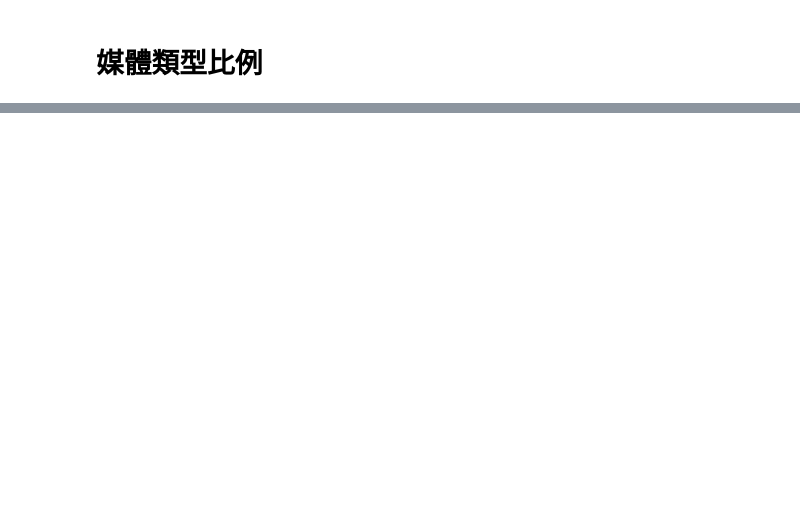
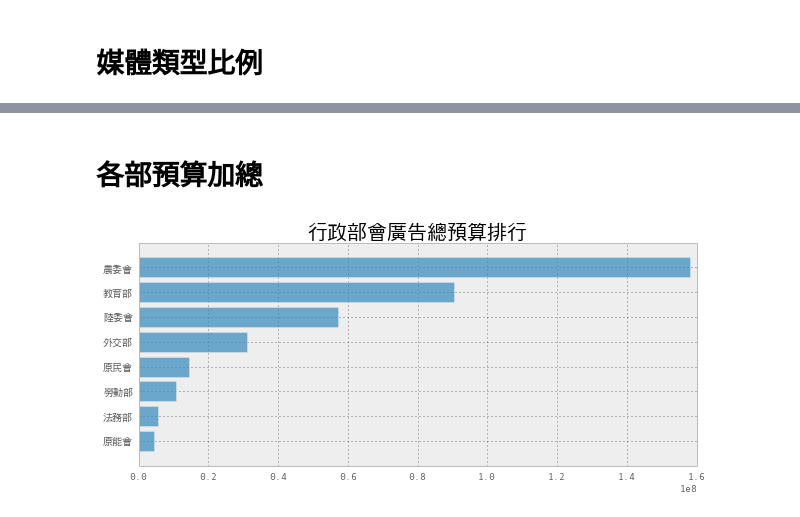
Before and after one commit to ccwang002/2014-NTU-NewsVis, a Jupyter notebook: 1_政策宣傳執情形/script/統計圖表.ipynb, the cells around one changed output, grey strips where cells are left out. Saved outputs shown, nothing was run; the diff lists cells and outputs as text; code cells hidden in the pictures; blank space fills up the shorter version.

```diff
--- a/1_政策宣傳執情形/script/統計圖表.ipynb
+++ b/1_政策宣傳執情形/script/統計圖表.ipynb
@@ -59,0 +51,11 @@ media_type = '報紙、雜誌、電視、廣播、行動、網路、燈箱、其
+# %%
+dfs_media_share = []
+for disp, df in df_by_disp.items():
+    media_share = df.groupby('媒體').sum().loc[:, '金額'].to_dict()
+    dfs_media_share.append(pd.DataFrame([split_media_share(media_share)], index=[disp]))
+# %%
+df_disp_media_share = pd.concat(dfs_media_share)
+# %%
+df_disp_media_share = df_disp_media_share.fillna(value=0)[media_type]
+# %%
+df_disp_media_share['總和'] = df_disp_media_share.sum(axis=1)
@@ -59,0 +78,17 @@ media_type = '報紙、雜誌、電視、廣播、行動、網路、燈箱、其
+# %% [markdown]
+# 各部預算加總
+# %%
+disp_total_ad = df_disp_media_share.sort(columns=['總和'])
+
+y_pos = np.arange(len(disp_total_ad))
+plt.barh(
+    y_pos,
+    disp_total_ad['總和'],
+    align='center', alpha=0.7
+)
+plt.yticks(y_pos, disp_total_ad.index, font_properties=chtfont)
+plt.title('行政部會廣告總預算排行', font_properties=chtfont, fontsize=20)
+plt.savefig(str(RESULT_DIR/'廣告總預算排行.svg'))
+plt.show()
+# %% [output]
+[figure, added]
```
Also changed, not shown: parts of 16 cells of this notebook, 1 other file.
